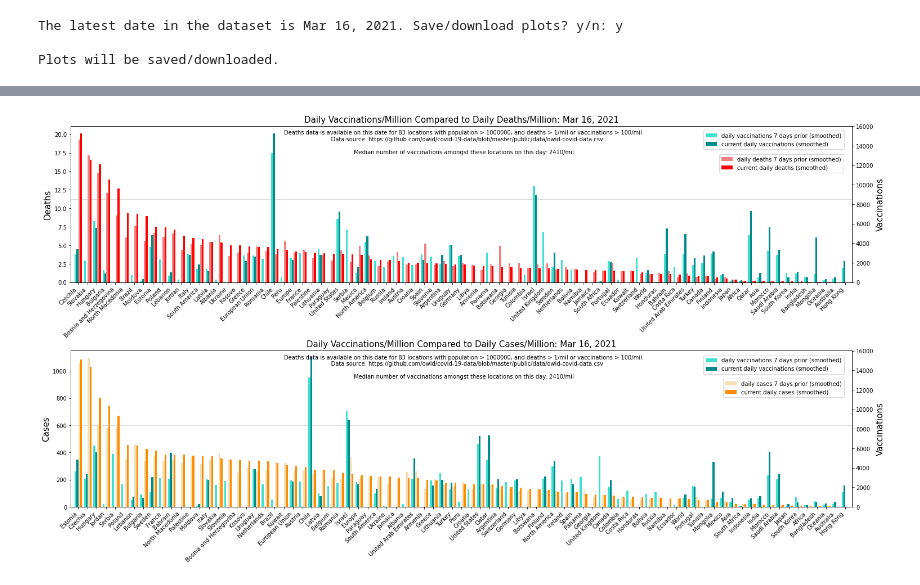
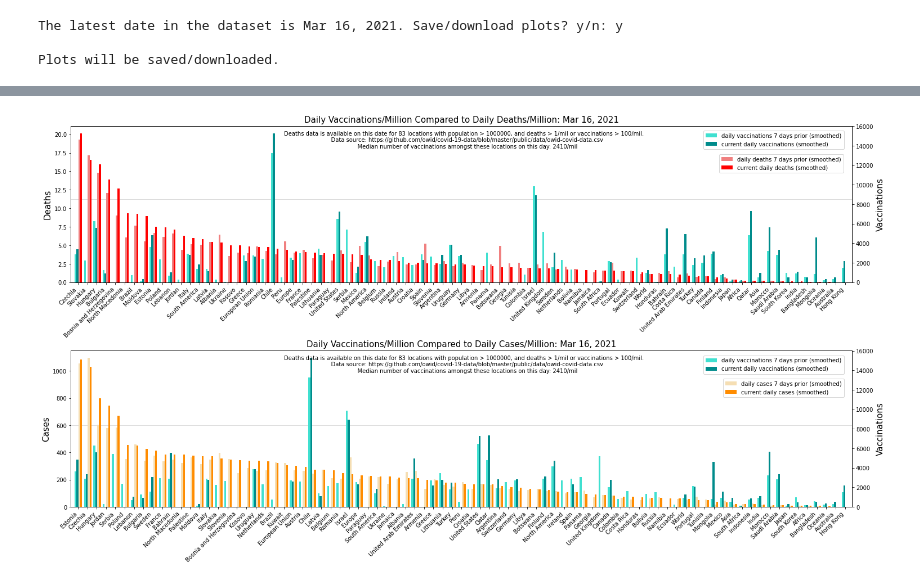
Before and after one commit to babsyco/C19_cases_deaths_vaccinations, a Jupyter notebook: vaccine_rollout1.ipynb, the cells around one changed output, grey strips where cells are left out. Cells and saved outputs as stored; diff of their text form; code cells hidden in the pictures.

```diff
--- a/vaccine_rollout1.ipynb
+++ b/vaccine_rollout1.ipynb
@@ -119,7 +119,7 @@ fig, axs = plt.subplots(2, 1, figsize=[int(len(x_vals)/4),10])
 fig.tight_layout(h_pad=10)
 inclusion_string = "Deaths data is available on this date for %d locations with population > %d, and deaths > %d/mil or vaccinations > %d/mil.\n\
     Data source: https://github.com/owid/covid-19-data/blob/master/public/data/owid-covid-data.csv\n\
-    \nMedian number of vaccinations amongst these locations on this day: %d/mil" \
+    Median number of vaccinations amongst these locations on this day: %d/mil" \
      % (len([i[0] for i in temp_current_df.index]), min_population, daily_deaths_threshold, daily_vax_threshold, median_daily_vaxs)
 
 # death/vaccinations (top)
@@ -143,41 +143,41 @@ ax_top2.bar(x_vals, temp_past_df["new_vaccinations_smoothed_per_million"], color
 ax_top2.bar(x_vals + bar_width, temp_current_df["new_vaccinations_smoothed_per_million"], alpha=bar_transparency, color='darkcyan', width=bar_width, zorder=1)
 ax_top2.legend(['daily vaccinations %d days prior (smoothed)'%num_days_back, 'current daily vaccinations (smoothed)'], loc=[0.81,0.85])
 ax_top1.legend(['daily deaths %d days prior (smoothed)'%num_days_back, 'current daily deaths (smoothed)'], loc=[0.83, 0.7])
-ax_top2.text(ax_top2.get_xlim()[1]/2, ax_top2.get_ylim()[1]*0.82, inclusion_string, ha='center', fontsize=10)
+ax_top2.text(ax_top2.get_xlim()[1]/2, ax_top2.get_ylim()[1]*0.97, inclusion_string, va='top', ha='center', fontsize=10)
 
 # cases/vaccinations (bottom)
 # sort temp datasets by "new_cases_smoothed_per_million"
 temp_current_df = temp_current_df.sort_values("new_cases_smoothed_per_million", ascending=False)
 temp_past_df = temp_past_df.reindex(temp_current_df.index)
 # plot
 ax_bottom1 = axs[1]
 ax_bottom2 = ax_bottom1.twinx()
 ax_bottom2.set_ylabel('Vaccinations', fontsize=15)
 ax_bottom1.set_ylabel('Cases', fontsize=15)
 ax_bottom2.set_title("Daily Vaccinations/Million Compared to Daily Cases/Million: %s" % current_date.strftime('%b %d, %Y'), fontsize=15)
 ax_bottom1.set_xticks(x_vals + bar_width*1.3)
 ax_bottom1.set_xticklabels([i[0] for i in temp_current_df.index], rotation = 45, ha='right')
 ax_bottom1.set_xlim([-0.5,len(x_vals)])
 ax_bottom1.bar(x_vals + bar_width*2, temp_past_df["new_cases_smoothed_per_million"], alpha=bar_transparency, color='wheat', width=bar_width, zorder=1)
 ax_bottom1.bar(x_vals + bar_width*3, temp_current_df["new_cases_smoothed_per_million"], alpha=bar_transparency, color='darkorange', width=bar_width, zorder=1)
 ax_bottom1.hlines(ax_bottom1.get_yticks()[-1]/2, ax_bottom1.get_xlim()[0], ax_bottom1.get_xlim()[1], color='lightgray', zorder=0, linewidth=0.8, label='_nolegend_')
 ax_bottom2.bar(x_vals, temp_past_df["new_vaccinations_smoothed_per_million"], color='turquoise', width=bar_width, zorder=1)
 ax_bottom2.bar(x_vals + bar_width, temp_current_df["new_vaccinations_smoothed_per_million"], alpha=bar_transparency, color='darkcyan', width=bar_width, zorder=1)
 ax_bottom2.legend(['daily vaccinations %d days prior (smoothed)'%num_days_back, 'current daily vaccinations (smoothed)'], loc=[0.81,0.85])
 ax_bottom1.legend(['daily cases %d days prior (smoothed)'%num_days_back, 'current daily cases (smoothed)'], loc=[0.835, 0.7])
-ax_bottom2.text(ax_bottom2.get_xlim()[1]/2, ax_bottom2.get_ylim()[1]*0.82, inclusion_string, ha='center', fontsize=10)
+ax_bottom2.text(ax_bottom2.get_xlim()[1]/2, ax_bottom2.get_ylim()[1]*0.97, inclusion_string, va='top',  ha='center', fontsize=10)
 
 # save file
 if save_files:
   if not os.path.exists('plots'):
     os.makedirs('plots')
   filename = 'plots/daily_vaccine_vs_deaths_per_capita'
   plt.savefig(filename, bbox_inches = 'tight')
   files.download(filename+'.png')
 # %% [output]
 [interactive output not drawn]
 [interactive output not drawn]
-[figure, old version]
+[figure, new version]
 # %%
 #########################
 # CUMULATIVE DAILY DATA #
```
Also changed, not shown: parts of 1 cell of this notebook.
